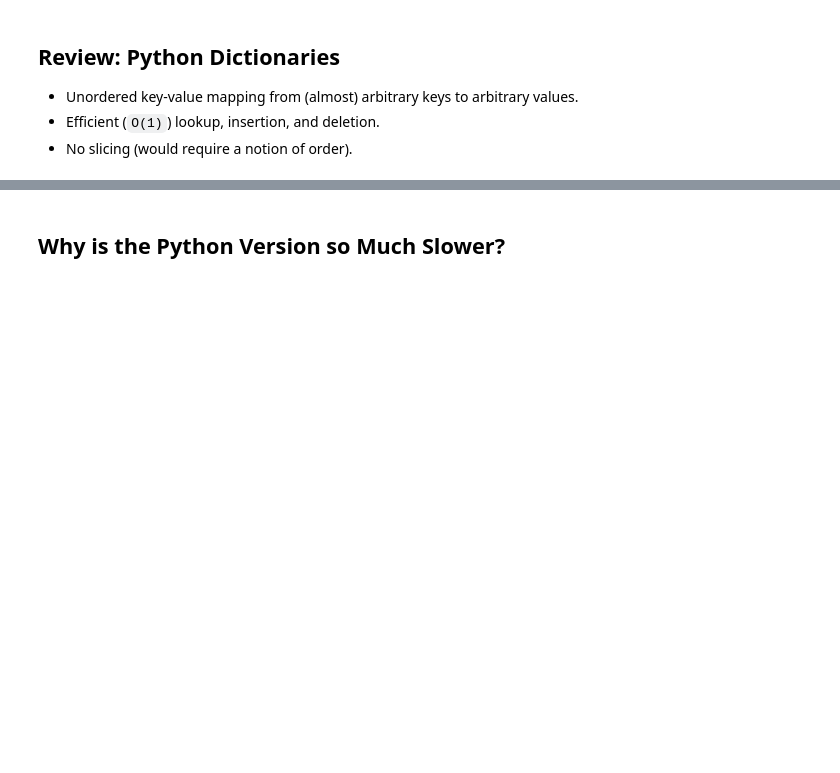
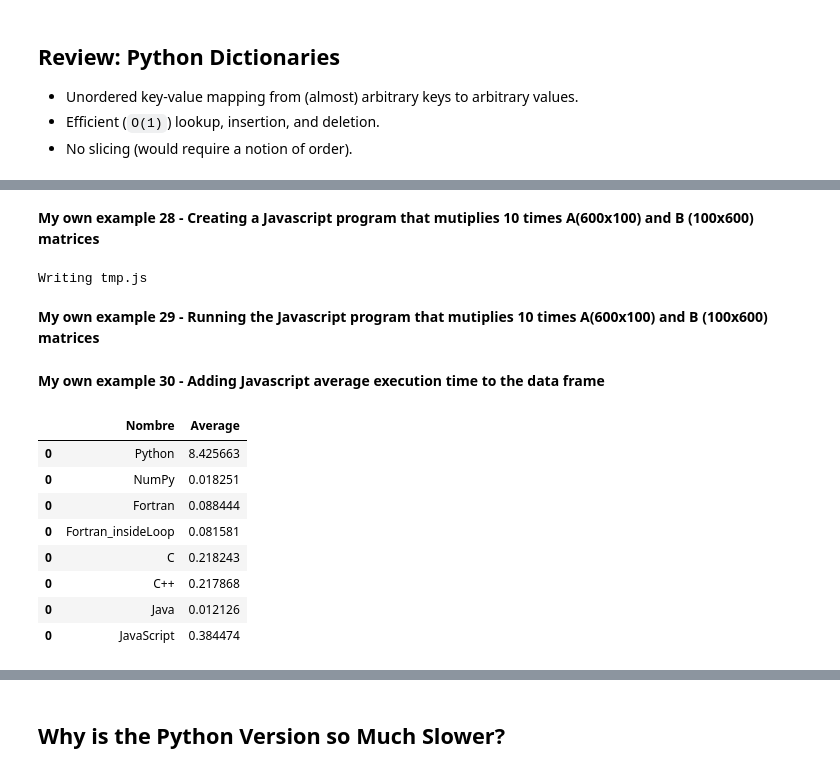
Before and after one commit to lalopezpa/AlgorithmsUN2022II, a Jupyter notebook: lalopezpa_Lab2.ipynb, the cells around one changed output, grey strips where cells are left out. Cells and saved outputs as stored; diff of their text form; code cells hidden in the pictures; blank space fills up the shorter version.

```diff
--- a/lalopezpa_Lab2.ipynb
+++ b/lalopezpa_Lab2.ipynb
@@ -605,0 +676,8 @@ Wall time: 267 µs
+# %%
+!g++ tmpcc.cc -o tmpcc
+st = time.time()
+for i in range(10):
+ !./tmpcc
+et = time.time()
+elapsed_time_cc = (et - st)/10
+print('Execution time:', elapsed_time_cc, 'seconds')
@@ -605,0 +778,41 @@ Wall time: 267 µs
+# %% [markdown]
+**My own example 28 - Creating a Javascript program that mutiplies 10 times A(600x100) and  B (100x600) matrices**
+# %%
+%%writefile tmp.js
+var R1 = 600;
+var C1 = 100;
+var R2 = 100;
+var C2 = 600;
+
+
+function mulMat(mat1, mat2)
+{
+
+    var rslt = Array(R1).fill(0).map(()=>new Array(C2).fill(0));
+    var i = 0;
+    var j = 0;
+    var k = 0;
+    for (iter = 1; iter < 11; iter ++) {
+      for (i = 0; i < R1; i++) {
+        for (j = 0; j < C2; j++) {
+            rslt[i][j] = 0;
+            for (k = 0; k < R2; k++) {
+                rslt[i][j] += mat1[i][k] * mat2[k][j];
+            }
+            //console.log(rslt[i][j] + " ");
+        }
+      }
+      //console.log('Iteration', iter)
+    }
+
+
+}
+
+mat1 = Array.from({length: R1}, () => Array.from({length: C1}, () => Math.random()));
+mat2 = Array.from({length: R2}, () => Array.from({length: C2}, () => Math.random()));
+
+mulMat(mat1, mat2);
+# %% [output]
+Writing tmp.js
+# %% [markdown]
+**My own example 29 - Running the Javascript program that mutiplies 10 times A(600x100) and  B (100x600) matrices**
@@ -605,0 +821,20 @@ Wall time: 267 µs
+# %% [markdown]
+**My own example 30 - Adding Javascript average execution time to the data frame**
+# %%
+st = time.time()
+!node tmp.js
+et = time.time()
+elapsed_time_js = (et - st)/10
+df8 = pd.DataFrame({'Nombre':['JavaScript'],'Average': [elapsed_time_js]})
+df = df.append(df8)
+df
+# %% [output]
+|  | Nombre | Average |
+| 0 | Python | 8.425663 |
+| 0 | NumPy | 0.018251 |
+| 0 | Fortran | 0.088444 |
+| 0 | Fortran_insideLoop | 0.081581 |
+| 0 | C | 0.218243 |
+| 0 | C++ | 0.217868 |
+| 0 | Java | 0.012126 |
+| 0 | JavaScript | 0.384474 |
```
Also changed, not shown: parts of 141 cells of this notebook.
